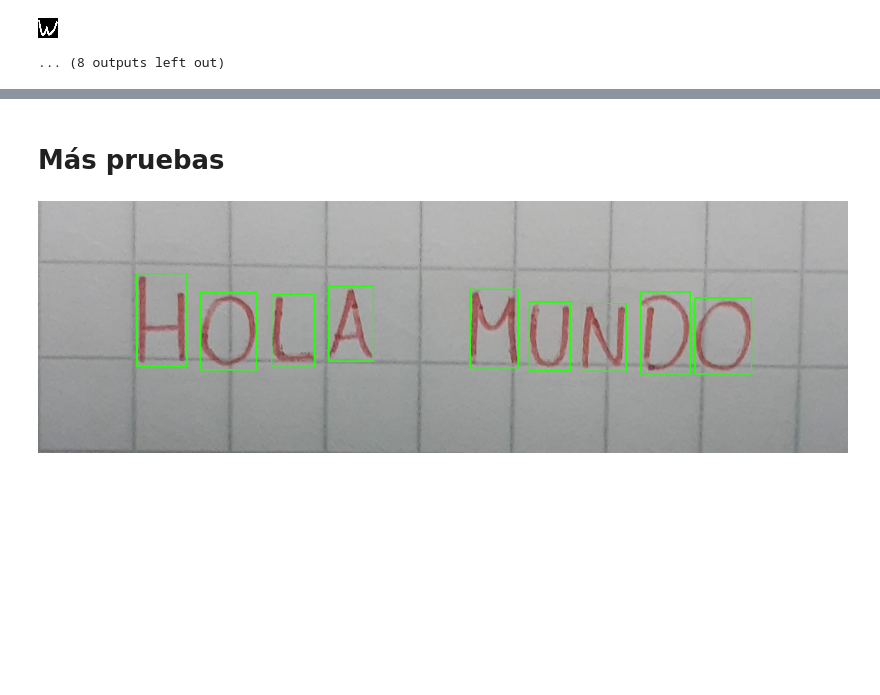
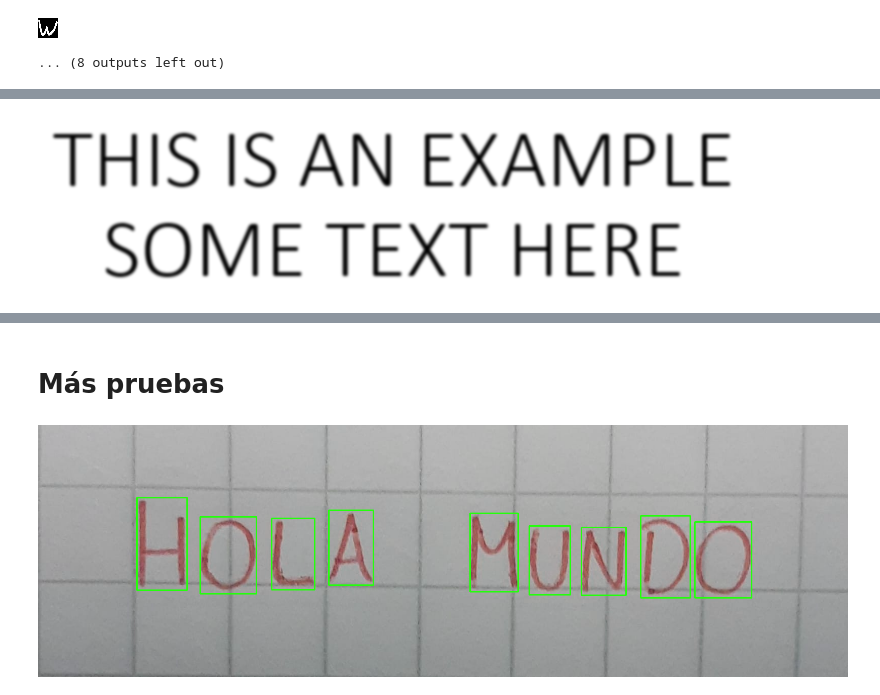
Before and after one commit to OscarRojasG/OCR, a Jupyter notebook: OCR.ipynb, the cells around one changed output, grey strips where cells are left out. Cells and saved outputs as stored; diff of their text form; code cells hidden in the pictures; blank space fills up the shorter version.

```diff
--- a/OCR.ipynb
+++ b/OCR.ipynb
@@ -383,0 +408,5 @@ W
+# %%
+blur = cv2.GaussianBlur(gray, (7,7), 0)
+Img.fromarray(blur)
+# %% [output]
+[figure, added]
```
Also changed, not shown: parts of 17 cells of this notebook.
